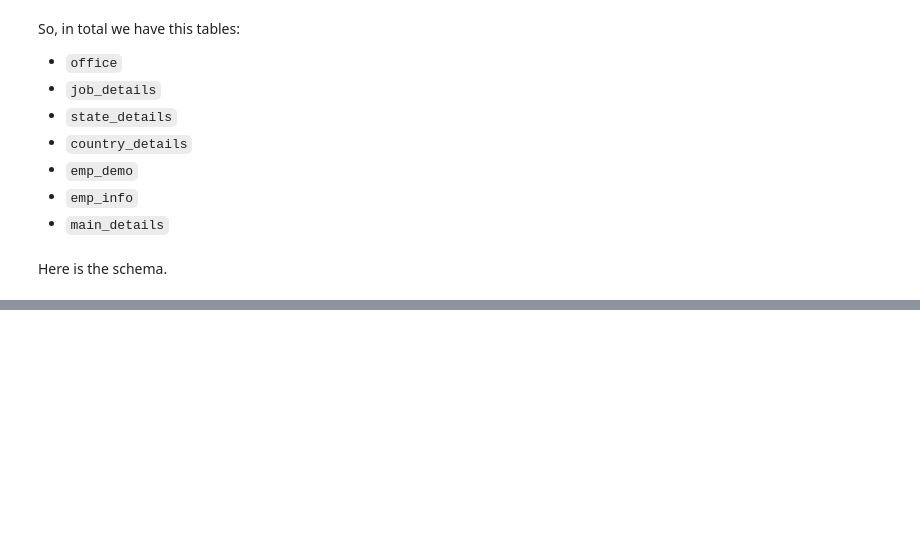
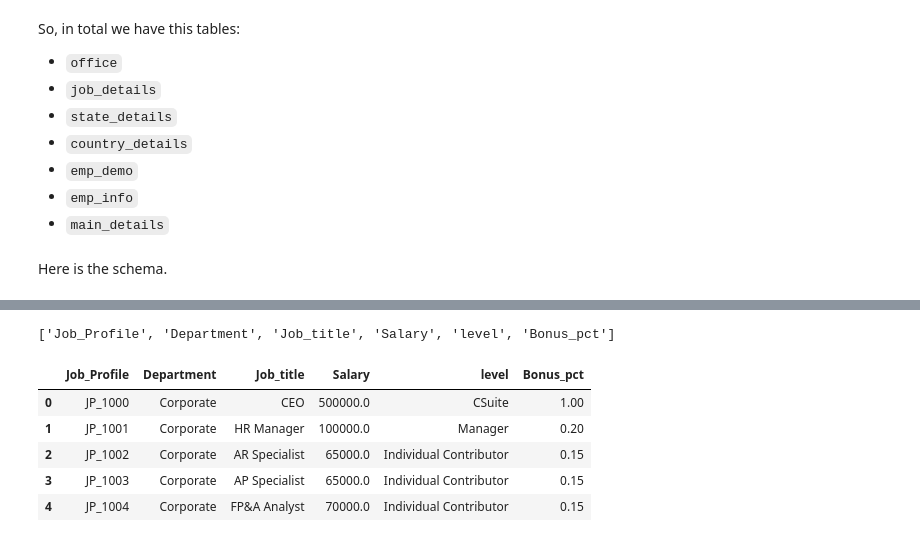
Before and after one commit to BrianLoe/ETL-and-DataViz, a Jupyter notebook: human_resource/HR/Normalization and validation.ipynb, the cells around one changed output, grey strips where cells are left out. Saved outputs shown, nothing was run; the diff lists cells and outputs as text; code cells hidden in the pictures; blank space fills up the shorter version.

```diff
--- a/human_resource/HR/Normalization and validation.ipynb
+++ b/human_resource/HR/Normalization and validation.ipynb
@@ -392,0 +458,18 @@ Here is the schema.
+# %%
+# re-order columns
+cols = list(job_details.columns)
+cols[2], cols[0] = cols[0], cols[2]
+cols[1], cols[2] = cols[2], cols[1]
+cols
+# %% [output]
+['Job_Profile', 'Department', 'Job_title', 'Salary', 'level', 'Bonus_pct']
+# %%
+job_details = job_details[cols]
+job_details.head()
+# %% [output]
+|  | Job_Profile | Department | Job_title | Salary | level | Bonus_pct |
+| 0 | JP_1000 | Corporate | CEO | 500000.0 | CSuite | 1.00 |
+| 1 | JP_1001 | Corporate | HR Manager | 100000.0 | Manager | 0.20 |
+| 2 | JP_1002 | Corporate | AR Specialist | 65000.0 | Individual Contributor | 0.15 |
+| 3 | JP_1003 | Corporate | AP Specialist | 65000.0 | Individual Contributor | 0.15 |
+| 4 | JP_1004 | Corporate | FP&A Analyst | 70000.0 | Individual Contributor | 0.15 |
```
Also changed, not shown: parts of 26 cells of this notebook, 7 other files.
